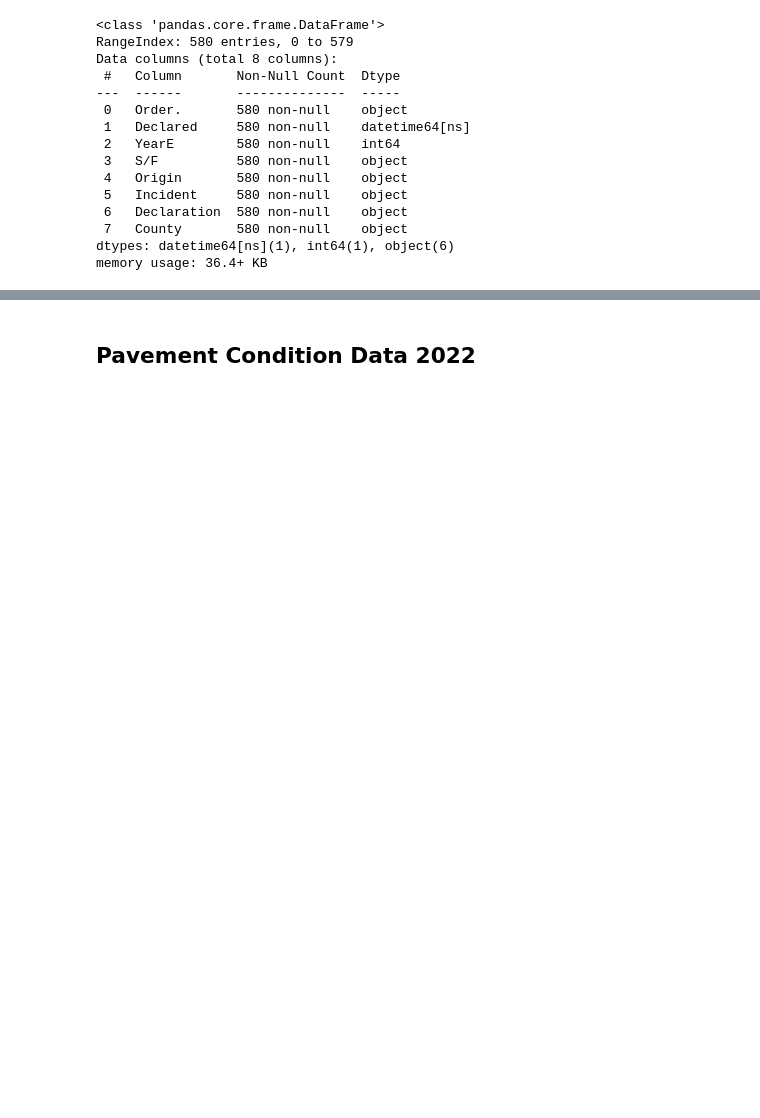
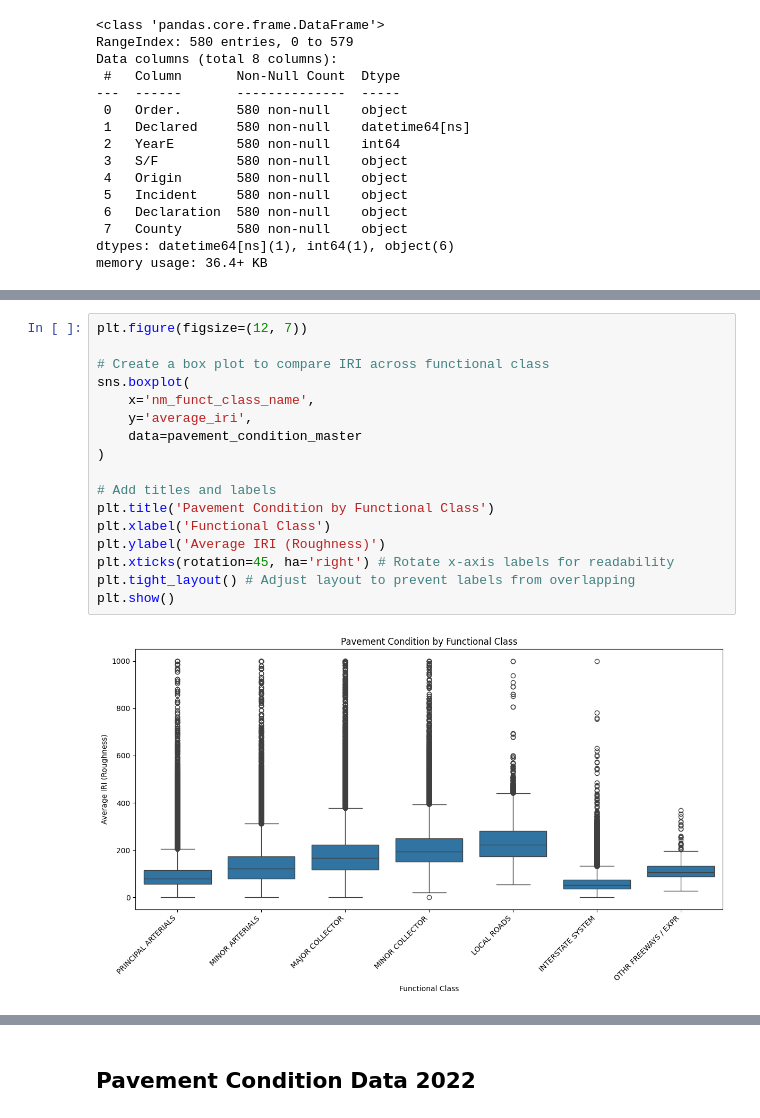
Before and after one commit to seunshix/pavement_infrastructure, a Jupyter notebook: notebooks/01_eda_pavement.ipynb, the cells around one changed output, grey strips where cells are left out. Drawn from its saved outputs; the diff is of its cells as text; blank space fills up the shorter version.

```diff
--- a/notebooks/01_eda_pavement.ipynb
+++ b/notebooks/01_eda_pavement.ipynb
@@ -292,0 +670,19 @@ master_maintenance_log.head()
+# %%
+plt.figure(figsize=(12, 7))
+
+# Create a box plot to compare IRI across functional class
+sns.boxplot(
+    x='nm_funct_class_name',
+    y='average_iri',
+    data=pavement_condition_master
+)
+
+# Add titles and labels
+plt.title('Pavement Condition by Functional Class')
+plt.xlabel('Functional Class')
+plt.ylabel('Average IRI (Roughness)')
+plt.xticks(rotation=45, ha='right') # Rotate x-axis labels for readability
+plt.tight_layout() # Adjust layout to prevent labels from overlapping
+plt.show()
+# %% [output]
+[figure, added]
```
Also changed, not shown: parts of 59 cells of this notebook, 10 other files.
